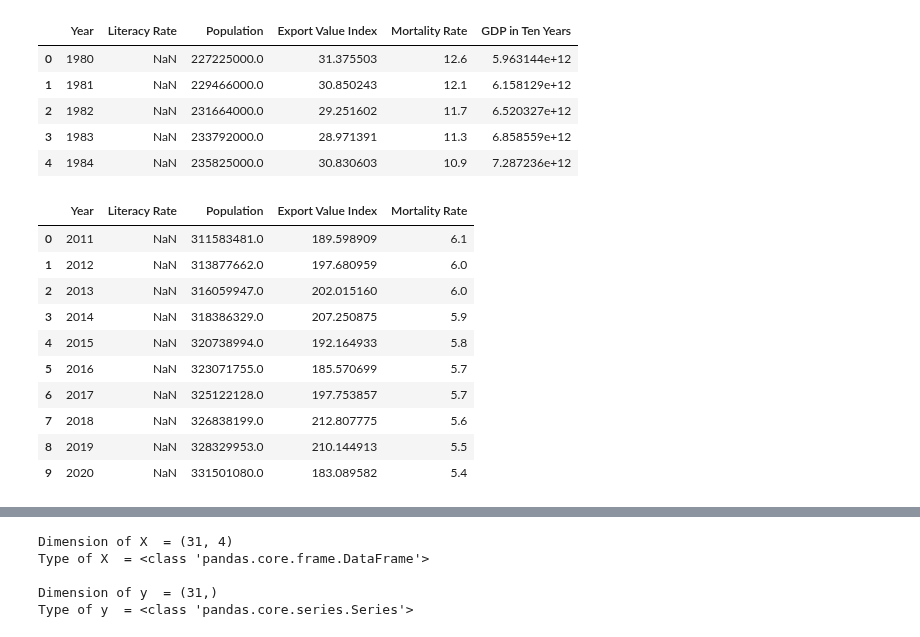
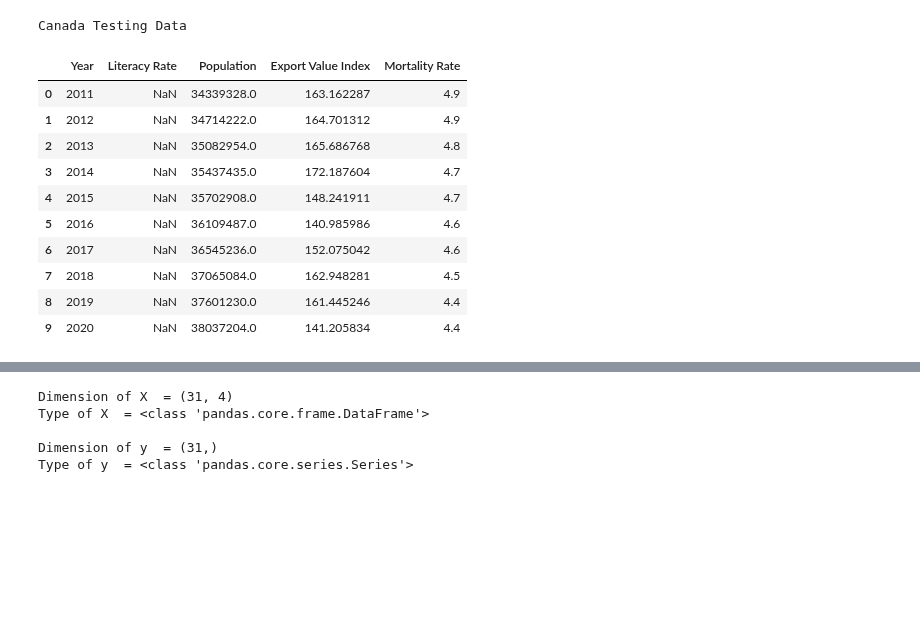
Before and after one commit to aamanuel1/gdp_predictor, a Jupyter notebook: GDP_Predictor_Final.ipynb, the cells around one changed output, grey strips where cells are left out. Saved outputs shown, nothing was run; the diff lists cells and outputs as text; code cells hidden in the pictures; blank space fills up the shorter version.

```diff
--- a/GDP_Predictor_Final.ipynb
+++ b/GDP_Predictor_Final.ipynb
@@ -79,0 +149,4 @@ print(df.loc[df['Country Name'] == country_name].head())
+# %%
+countries = GDP_data['Country Name'].unique().tolist()
+print(countries)
+country_name = get_user_input()
@@ -80,4 +155,10 @@ print(df.loc[df['Country Name'] == country_name].head())
 # %%
+# # #Provided country
+# country_name = 'Aruba'
+
+df = get_country_data(country_name)
+# print(df)
+# Display the data for a specific country
 model_data = df.loc[df['Country Name'] == country_name]
 model_data.head()
 # %% [output]
@@ -119,0 +173,20 @@ See the caveats in the documentation: https://pandas.pydata.org/pandas-docs/stab
+# %%
+# Add the GDP in Ten Years (1990 to 2020) for each year from 1980 to 2010
+with warnings.catch_warnings():
+    warnings.filterwarnings('ignore', category=pd.core.common.SettingWithCopyWarning)
+    model_data['Year'] = model_data['Year'].astype(int)
+# model_data['Year'] = model_data['Year'].astype(int)
+model_GDP = model_data[['Year', 'GDP']]
+row_GDP = (model_GDP['Year'] >= 1990) & (model_GDP['Year'] <= 2020)
+model_data_GDP = model_GDP.loc[row_GDP, ['GDP']].reset_index(drop=True)
+model_data_GDP = model_data_GDP.rename(columns={'GDP': 'GDP in Ten Years'})
+
+country_data = model_data.drop(columns=['GDP'])
+row_index = (country_data['Year'] >= 1980) & (country_data['Year'] <= 2010)
+columns = ['Year', 'Literacy Rate', 'Population', 'Export Value Index', 'Mortality Rate']
+model_data_range = country_data.loc[row_index, columns]
+
+# Save data as training data for the specific country
+train_data = pd.concat([model_data_range, model_data_GDP], axis=1)
+print(country_name, "Training Data")
+train_data.head()
@@ -120,34 +240,20 @@ See the caveats in the documentation: https://pandas.pydata.org/pandas-docs/stab
 # %%
-
-model_data = model_data.drop(columns=['GDP'])
-row_index = (model_data['Year'] >= 1980) & (model_data['Year'] <= 2010)
+# Prepare the new testing data for the periods from 2011 to 2020
+row_index = (model_data['Year'] >= 2011) & (model_data['Year'] <= 2020)
 columns = ['Year', 'Literacy Rate', 'Population', 'Export Value Index', 'Mortality Rate']
-model_data_range = model_data.loc[row_index, columns]
-model_data_range
-
-train_data = pd.concat([model_data_range, model_data_GDP], axis=1)
-train_data.head()
+test_data = model_data.loc[row_index, columns].reset_index(drop=True)
+print(country_name, "Testing Data")
+test_data
 # %% [output]
+Canada Testing Data
-|  | Year | Literacy Rate | Population | Export Value Index | Mortality Rate | GDP in Ten Years |
-| 0 | 1980 | NaN | 227225000.0 | 31.375503 | 12.6 | 5.963144e+12 |
-| 1 | 1981 | NaN | 229466000.0 | 30.850243 | 12.1 | 6.158129e+12 |
-| 2 | 1982 | NaN | 231664000.0 | 29.251602 | 11.7 | 6.520327e+12 |
-| 3 | 1983 | NaN | 233792000.0 | 28.971391 | 11.3 | 6.858559e+12 |
-| 4 | 1984 | NaN | 235825000.0 | 30.830603 | 10.9 | 7.287236e+12 |
+|  | Year | Literacy Rate | Population | Export Value Index | Mortality Rate |
+| 0 | 2011 | NaN | 34339328.0 | 163.162287 | 4.9 |
+| 1 | 2012 | NaN | 34714222.0 | 164.701312 | 4.9 |
+| 2 | 2013 | NaN | 35082954.0 | 165.686768 | 4.8 |
+| 3 | 2014 | NaN | 35437435.0 | 172.187604 | 4.7 |
+| 4 | 2015 | NaN | 35702908.0 | 148.241911 | 4.7 |
+| 5 | 2016 | NaN | 36109487.0 | 140.985986 | 4.6 |
+| 6 | 2017 | NaN | 36545236.0 | 152.075042 | 4.6 |
+| 7 | 2018 | NaN | 37065084.0 | 162.948281 | 4.5 |
+| 8 | 2019 | NaN | 37601230.0 | 161.445246 | 4.4 |
+| 9 | 2020 | NaN | 38037204.0 | 141.205834 | 4.4 |
-# %%
-row_index = (model_data['Year'] >= 2011) & (model_data['Year'] <= 2020)
-columns = ['Year', 'Literacy Rate', 'Population', 'Export Value Index', 'Mortality Rate']
-test_data = model_data.loc[row_index, columns].reset_index(drop=True)
-test_data
-# %% [output]
-|  | Year | Literacy Rate | Population | Export Value Index | Mortality Rate |
-| 0 | 2011 | NaN | 311583481.0 | 189.598909 | 6.1 |
-| 1 | 2012 | NaN | 313877662.0 | 197.680959 | 6.0 |
-| 2 | 2013 | NaN | 316059947.0 | 202.015160 | 6.0 |
-| 3 | 2014 | NaN | 318386329.0 | 207.250875 | 5.9 |
-| 4 | 2015 | NaN | 320738994.0 | 192.164933 | 5.8 |
-| 5 | 2016 | NaN | 323071755.0 | 185.570699 | 5.7 |
-| 6 | 2017 | NaN | 325122128.0 | 197.753857 | 5.7 |
-| 7 | 2018 | NaN | 326838199.0 | 212.807775 | 5.6 |
-| 8 | 2019 | NaN | 328329953.0 | 210.144913 | 5.5 |
-| 9 | 2020 | NaN | 331501080.0 | 183.089582 | 5.4 |
```
Also changed, not shown: parts of 40 cells of this notebook.
